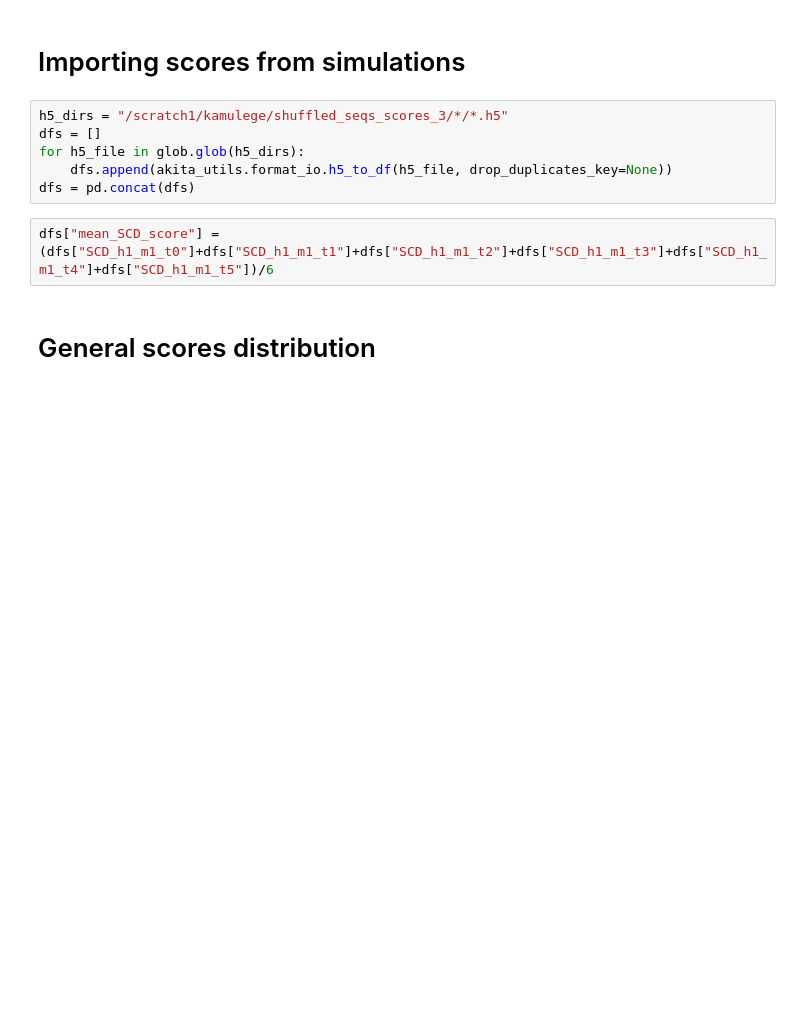
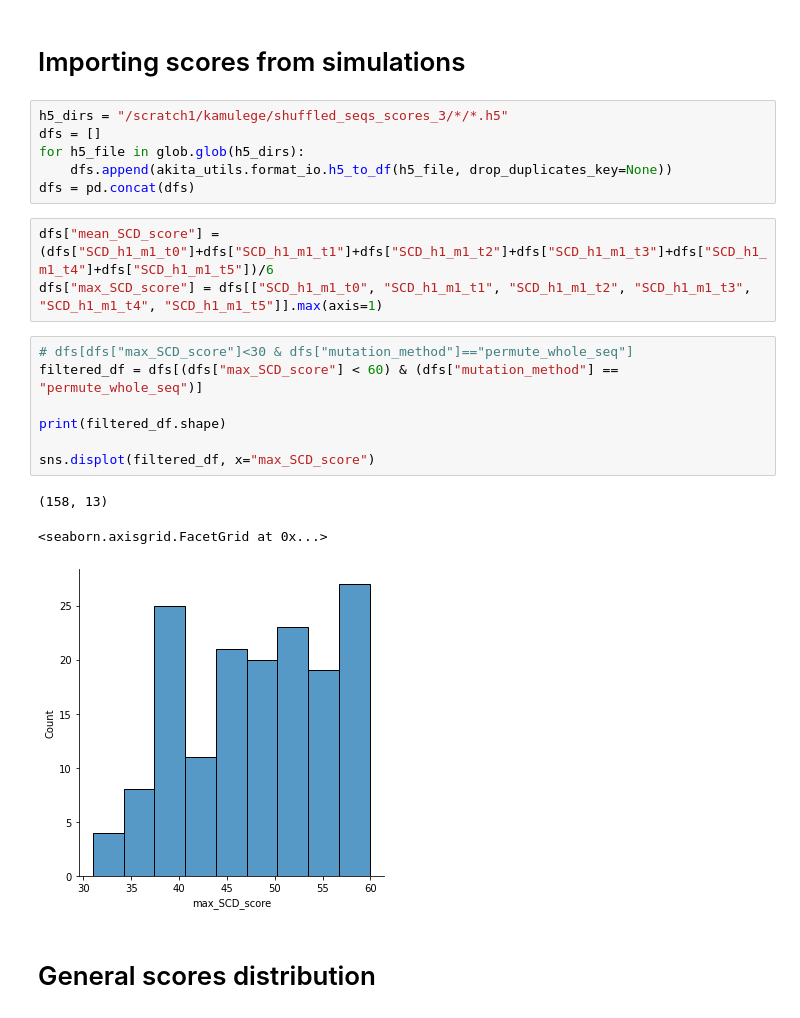
Before and after one commit to Fudenberg-Research-Group/akita_utils, a Jupyter notebook: bin/shuffled_seqs_experiments/analysis/shuffled_seqs_scores_and_parameter_analysis.ipynb, the cells around one changed output. Drawn from its saved outputs; the diff is of its cells as text; blank space fills up the shorter version.

```diff
--- a/bin/shuffled_seqs_experiments/analysis/shuffled_seqs_scores_and_parameter_analysis.ipynb
+++ b/bin/shuffled_seqs_experiments/analysis/shuffled_seqs_scores_and_parameter_analysis.ipynb
@@ -23,6 +23,18 @@ for h5_file in glob.glob(h5_dirs):
 dfs = pd.concat(dfs)
 # %%
 dfs["mean_SCD_score"] = (dfs["SCD_h1_m1_t0"]+dfs["SCD_h1_m1_t1"]+dfs["SCD_h1_m1_t2"]+dfs["SCD_h1_m1_t3"]+dfs["SCD_h1_m1_t4"]+dfs["SCD_h1_m1_t5"])/6
+dfs["max_SCD_score"] = dfs[["SCD_h1_m1_t0", "SCD_h1_m1_t1", "SCD_h1_m1_t2", "SCD_h1_m1_t3", "SCD_h1_m1_t4", "SCD_h1_m1_t5"]].max(axis=1)
+# %%
+# dfs[dfs["max_SCD_score"]<30 & dfs["mutation_method"]=="permute_whole_seq"]
+filtered_df = dfs[(dfs["max_SCD_score"] < 60) & (dfs["mutation_method"] == "permute_whole_seq")]
+
+print(filtered_df.shape)
+
+sns.displot(filtered_df, x="max_SCD_score")
+# %% [output]
+(158, 13)
+<seaborn.axisgrid.FacetGrid at 0x...>
+[figure, added]
 # %% [markdown]
 # General scores distribution
 # %%
```
Also changed, not shown: parts of 6 cells of this notebook.
